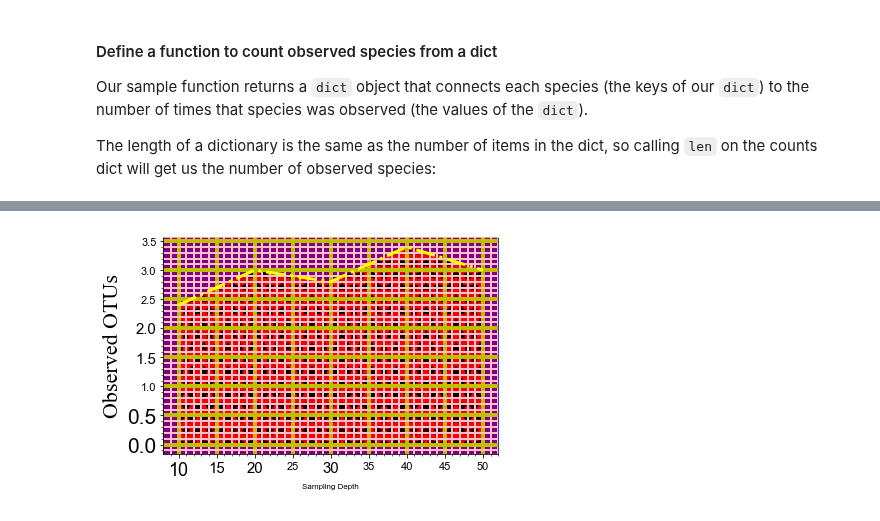
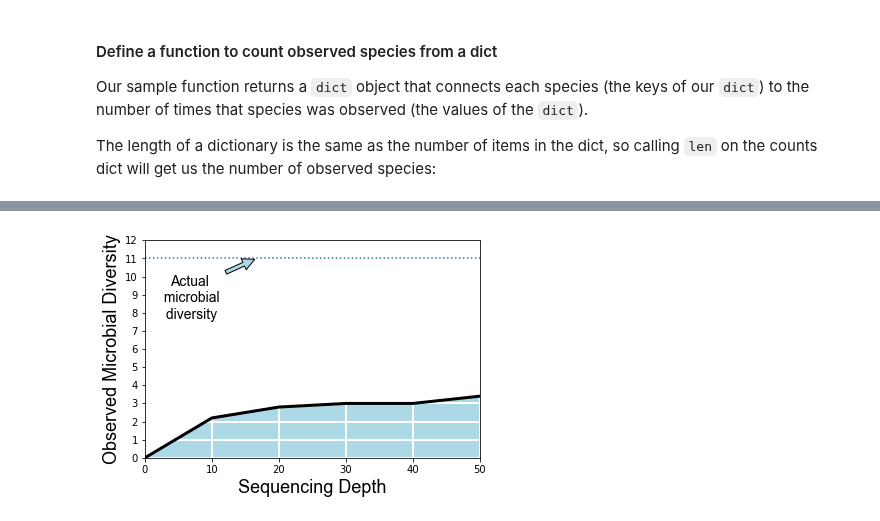
Before and after one commit to zaneveld/full_spectrum_bioinformatics, a Jupyter notebook: content/07_tabular_omics_data/simulating_microbiome_sampling_depth.ipynb, the cells around one changed output, grey strips where cells are left out. Drawn from its saved outputs; the diff is of its cells as text; code cells hidden in the pictures.

Commit message:
Updated text and the graph in the sequencing depth chapter

```diff
--- a/content/07_tabular_omics_data/simulating_microbiome_sampling_depth.ipynb
+++ b/content/07_tabular_omics_data/simulating_microbiome_sampling_depth.ipynb
@@ -83,91 +91,93 @@ Now we need to graph the observed species richness of our sample at varying leve
 # %%
-def rarefaction_graph(x,y,outfile="rarefaction.png",fontsize=16,font="Arial"):
+def rarefaction_graph(x,y,outfile="rarefaction.png",fontsize=18,font="Arial",true_y=11):
     """Graph species vs. sampling effort
     x -- a list of x values
     y -- a list of y values
     outfile -- path to save the graph.  Note that the .png extension is important, as matplotlib
     guesses output filetype based on suffix
-
-    Hat tip to Stack Overflow on an elegant stategy for adjusting font sizes:
-    http://stackoverflow.com/questions/3899980/how-to-change-the-font-size-on-a-matplotlib-plot
+    true_y -- if provided, add a horizontal line at the specified y value
     """
     ax =plt.subplot()
-    for label in (ax.get_xticklabels() + ax.get_yticklabels()):
-        label.set_fontname(font)
-        #Randomly adjust the label size
-        label.set_fontsize(fontsize + choice(([5,2,1,-1,-2,-5])))
 
     # Set the font dictionaries (for plot title and axis titles)
     title_font = {'fontname':'Arial', 'size':'16', 'color':'black', 'weight':'normal',
               'verticalalignment':'bottom'}
 
-    #It would be boring to have the x and y axis in the same font
-    x_axis_font = {'fontname':'Arial', 'size':'8'}
-    y_axis_font = {'fontname':'Times New Roman', 'size':'22'}
+    x_axis_font = {'fontname':font, 'size':fontsize}
+    y_axis_font = {'fontname':font, 'size':fontsize}
 
     #Plot the results with a nice thick yellow dot-dashed line
-    plt.plot(x,y,c='yellow',linestyle='-.',linewidth=3.0)
+    plt.plot(x,y,c='black',linestyle='-',linewidth=3.0)
 
-    #Add heavy black and yellow gridlines
-    plt.grid(b=True, which='major', color='y', linestyle='-',linewidth=4.0)
+    #Species vary between 0 and 12
+    ax.set_ylim([0,12])
+    ax.set_xlim([0,max(x)])
 
-    #Turn on minor ticks so you can see our minor gridlines
-    plt.minorticks_on()
+    #Color the region between 0 and the line plot a grey color
+    ax.fill_between(x,y,facecolor="lightblue")
 
-    #Now make some beautfiful thick minor gridlines
-    plt.grid(b=True, which='minor', color='pink', linestyle='-',linewidth=2.0)
-
-    #No need to set consistent y-axis limits
-    #so graphs can be compared - readers will figure it out
-
-    #ax.set_ylim([0,12])
-
-    #Fill the area between the line and the x-axis with a star pattern
-    ax.fill_between(x,y, hatch='*',facecolor='r',edgecolor='none')
-
-    #Change two axes to be colorful
-    ax.spines['top'].set_color('pink')
-    ax.spines['right'].set_color('blue')
+    #Add heavy white gridlines - invisible except inside the plot
+    plt.grid(b=True, which='major', color='white', linestyle='-',linewidth=2.0)
 
     #Set the background color
-    ax.set_facecolor('purple')
+    ax.set_facecolor('white')
 
-    #Show ticks just on bottom left
-    ax.xaxis.set_ticks_position('bottom')
-    ax.yaxis.set_ticks_position('left')
+    #Add a line representing the true community diversity
+    if true_y:
+        plt.axhline(true_y,linestyle = "dotted")
+
+    #Add an annotation showing this value
+
+    #Let's put the annotation about 1/3rd of the way across the graph
+    annotation_x = max(x)/3.0
+
+    #...and at the level of *true* diversity in the samples
+    annotation_y = true_y
+
+    #Make sure we show every tick on the y-axis
+    plt.locator_params(axis='y', nbins=12)
+
+
+    #Specify both where the arrow points and where the text appears
+    #for our annotation
+    ax.annotate('Actual\n microbial\n diversity', xy=(annotation_x, true_y), font=font, fontsize=14, xycoords='data',\
+            xytext=(annotation_x * 0.4,annotation_y * 0.80), textcoords='data', horizontalalignment='center',\
+            verticalalignment='center', zorder=3,\
+            bbox=dict(facecolor='white', edgecolor='white'),\
+            arrowprops=dict(facecolor='lightblue', shrink=0.05))
 
     #Set unique font styles for x and y axis
-    plt.ylabel('Observed OTUs',**y_axis_font)
-    plt.xlabel('Sampling Depth',**x_axis_font)
+    plt.ylabel('Observed Microbial Diversity',**y_axis_font)
+    plt.xlabel('Sequencing Depth',**x_axis_font)
     plt.savefig(outfile)
     plt.show()
 
 if __name__ == "__main__":
     #This script simulates sampling from microbiomes of various
     #depths, then makes horrible graphs representing them.
     #Your task is to fix the rarefaction_graph function so that
     #the graphs are less awful.
 
     #Generate a list of strings representing a microbiome
     microbiome = make_microbiome(total=1000000)
 
 
-    graph_depths = [50,500,1000,50]
-    sampling_depths = range(10,1010,10)
+    graph_depths = [50,500,1000,5000,10000,50000]
+    sampling_depths = range(0,10010,10)
     x = []
     y = []
     iterations = 5
     for sampling_depth in sampling_depths:
         curr_counts = []
         for i in range(iterations):
             microbiome_sample = sample_microbiome(microbiome,sampling_depth)
             curr_count = obs_species(microbiome_sample)
             curr_counts.append(curr_count)
         counts = sum(curr_counts)/len(curr_counts)
         x.append(sampling_depth)
         y.append(counts)
         if sampling_depth in graph_depths:
             rarefaction_graph(x,y,outfile="rarefaction_%i"%sampling_depth)
-            print("Outputing chart: rarefaction_%i"%sampling_depth)
+            print("Outputting chart: rarefaction_%i"%sampling_depth)
 # %% [output]
-[figure, old version]
+[figure, new version]
```
Also changed, not shown: parts of 8 cells of this notebook, 6 other files.
